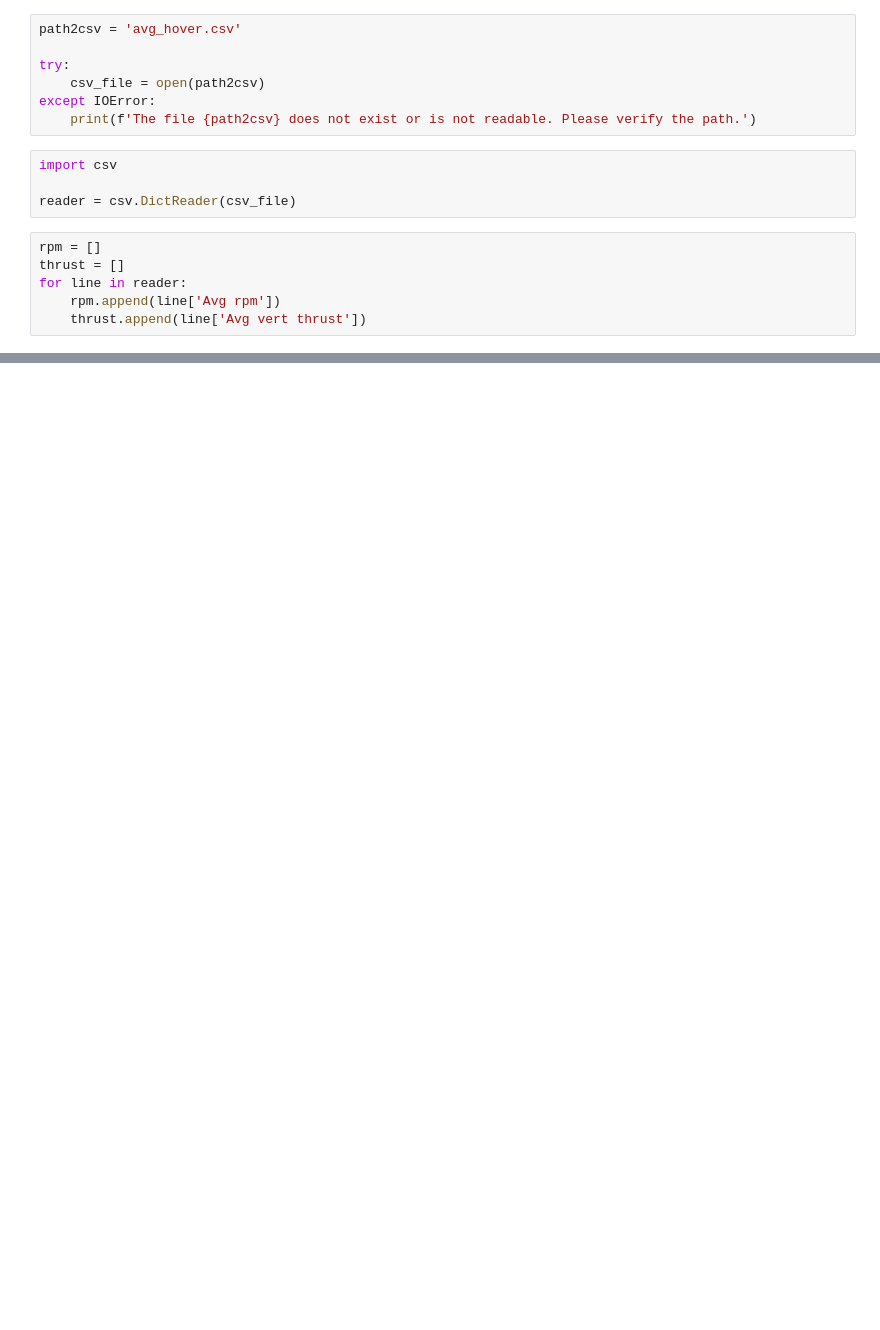
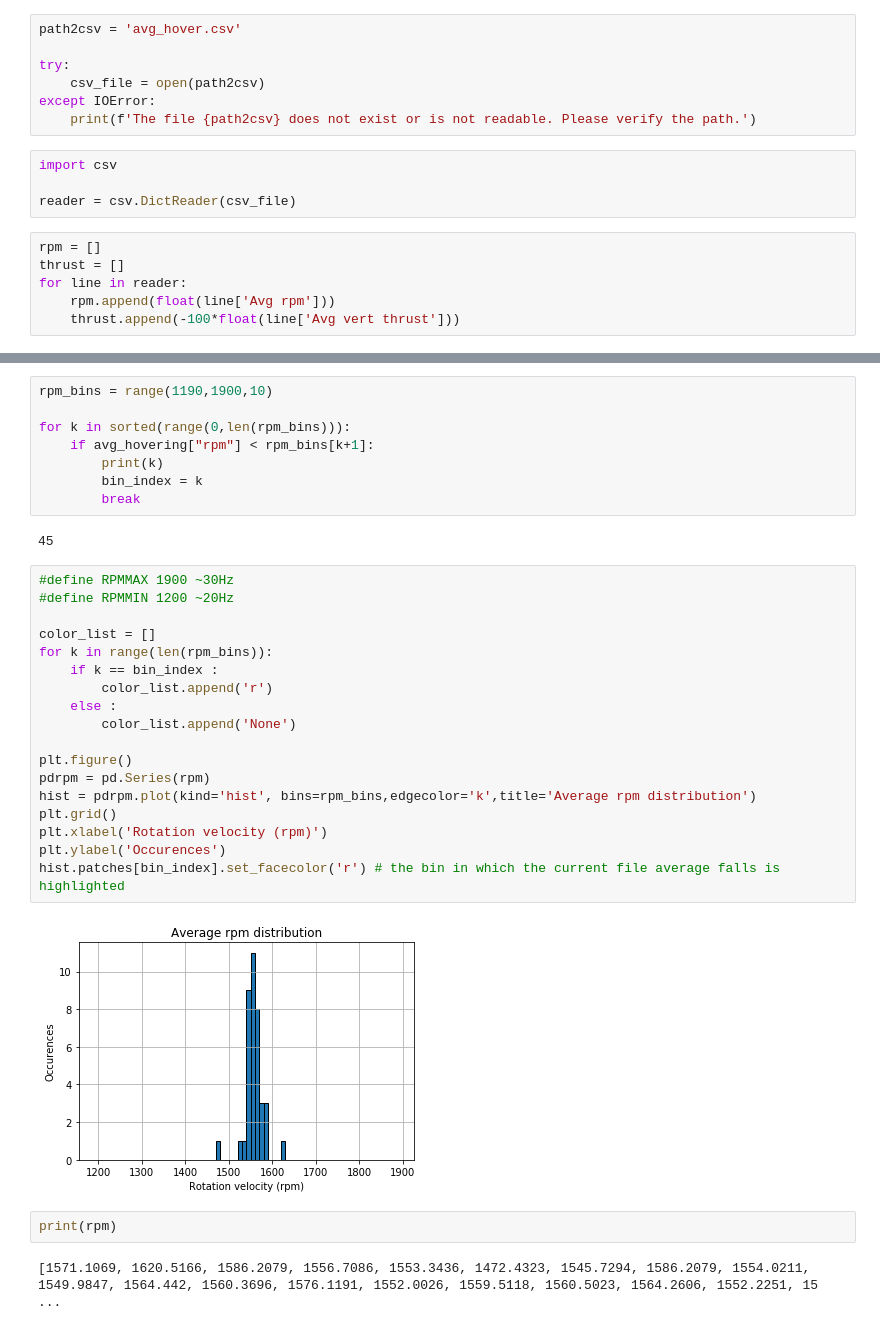
Before and after one commit to lucasschn/LogAnalysis, a Jupyter notebook: Hovering/Hovering Review.ipynb, the cells around one changed output, grey strips where cells are left out. Saved outputs shown, nothing was run; the diff lists cells and outputs as text; blank space fills up the shorter version.

```diff
--- a/Hovering/Hovering Review.ipynb
+++ b/Hovering/Hovering Review.ipynb
@@ -18,5 +121,5 @@ reader = csv.DictReader(csv_file)
 rpm = []
 thrust = []
 for line in reader:
-    rpm.append(line['Avg rpm'])
-    thrust.append(line['Avg vert thrust'])
+    rpm.append(float(line['Avg rpm']))
+    thrust.append(-100*float(line['Avg vert thrust']))
@@ -67,0 +126,34 @@ plt.hist(rpm, bins=rpm_bins)
+# %%
+rpm_bins = range(1190,1900,10)
+
+for k in sorted(range(0,len(rpm_bins))):
+    if avg_hovering["rpm"] < rpm_bins[k+1]:
+        print(k)
+        bin_index = k
+        break
+# %% [output]
+45
+# %%
+#define RPMMAX 1900 ~30Hz
+#define RPMMIN 1200 ~20Hz
+
+color_list = []
+for k in range(len(rpm_bins)):
+    if k == bin_index :
+        color_list.append('r')
+    else :
+        color_list.append('None')
+
+plt.figure()
+pdrpm = pd.Series(rpm)
+hist = pdrpm.plot(kind='hist', bins=rpm_bins,edgecolor='k',title='Average rpm distribution')
+plt.grid()
+plt.xlabel('Rotation velocity (rpm)')
+plt.ylabel('Occurences')
+hist.patches[bin_index].set_facecolor('r') # the bin in which the current file average falls is highlighted
+# %% [output]
+[figure, added]
+# %%
+print(rpm)
+# %% [output]
+[1571.1069, 1620.5166, 1586.2079, 1556.7086, 1553.3436, 1472.4323, 1545.7294, 1586.2079, 1554.0211, 1549.9847, 1564.442, 1560.3696, 1576.1191, 1552.0026, 1559.5118, 1560.5023, 1564.2606, 1552.2251, 15 ...
```
Also changed, not shown: parts of 16 cells of this notebook, 11 other files.
